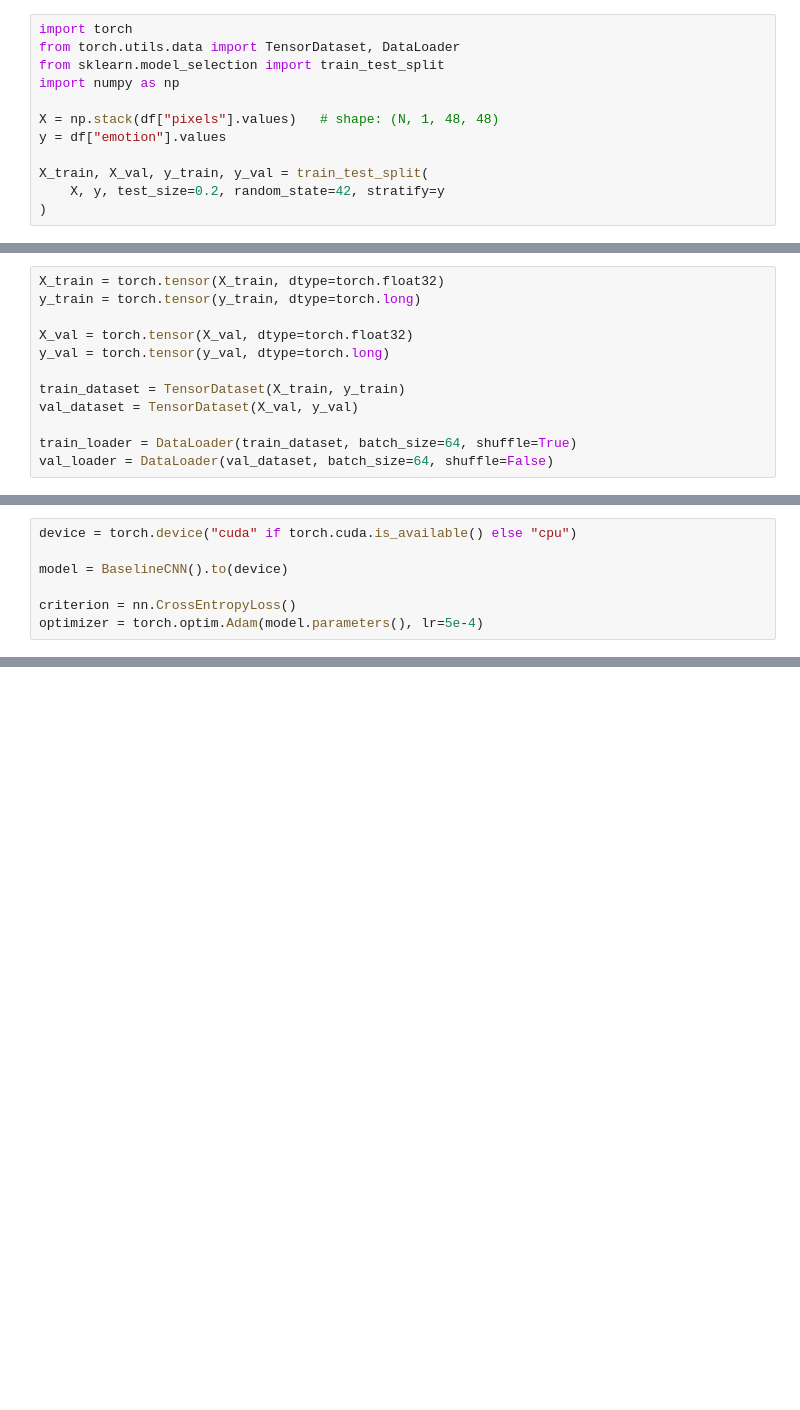
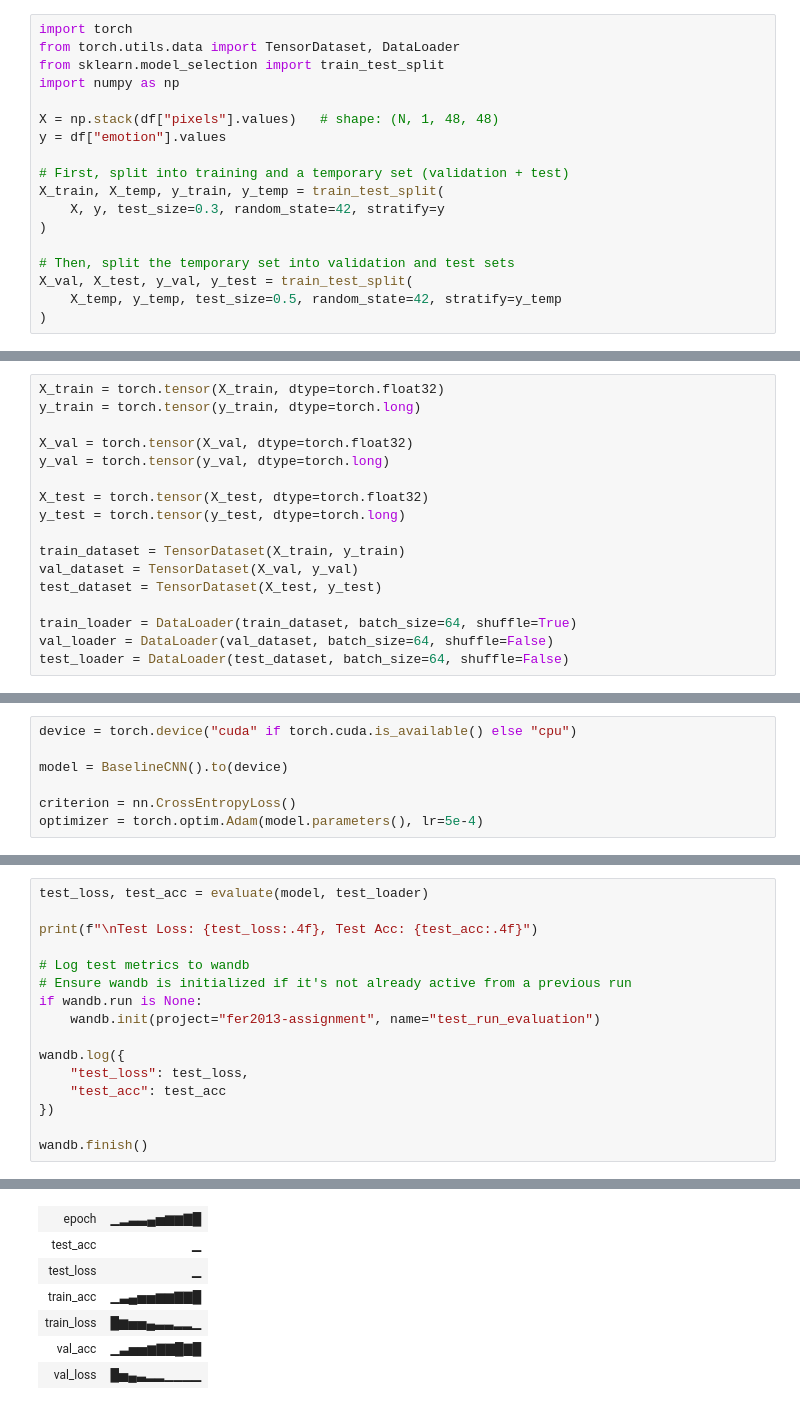
Before and after one commit to marikhakhishvili/Facial-Expression-Recognition-Challenge, a Jupyter notebook: model1.ipynb, the cells around one changed output, grey strips where cells are left out. Cells and saved outputs as stored; diff of their text form; blank space fills up the shorter version.

```diff
--- a/model1.ipynb
+++ b/model1.ipynb
@@ -286,9 +276,15 @@ import numpy as np
 X = np.stack(df["pixels"].values)   # shape: (N, 1, 48, 48)
 y = df["emotion"].values
 
-X_train, X_val, y_train, y_val = train_test_split(
-    X, y, test_size=0.2, random_state=42, stratify=y
+# First, split into training and a temporary set (validation + test)
+X_train, X_temp, y_train, y_temp = train_test_split(
+    X, y, test_size=0.3, random_state=42, stratify=y
 )
+
+# Then, split the temporary set into validation and test sets
+X_val, X_test, y_val, y_test = train_test_split(
+    X_temp, y_temp, test_size=0.5, random_state=42, stratify=y_temp
+)
 # %%
 print("\nEmotion distribution in New Training Set:")
 print(pd.Series(y_train).value_counts(normalize=True))
@@ -322,11 +322,16 @@ y_train = torch.tensor(y_train, dtype=torch.long)
 X_val = torch.tensor(X_val, dtype=torch.float32)
 y_val = torch.tensor(y_val, dtype=torch.long)
 
+X_test = torch.tensor(X_test, dtype=torch.float32)
+y_test = torch.tensor(y_test, dtype=torch.long)
+
 train_dataset = TensorDataset(X_train, y_train)
 val_dataset = TensorDataset(X_val, y_val)
+test_dataset = TensorDataset(X_test, y_test)
 
 train_loader = DataLoader(train_dataset, batch_size=64, shuffle=True)
 val_loader = DataLoader(val_dataset, batch_size=64, shuffle=False)
+test_loader = DataLoader(test_dataset, batch_size=64, shuffle=False)
 # %%
 import torch.nn as nn
 
@@ -590,0 +556,17 @@ Find logs at: ./wandb/run-20260615_194039-tm46f518/logs
+# %%
+test_loss, test_acc = evaluate(model, test_loader)
+
+print(f"\nTest Loss: {test_loss:.4f}, Test Acc: {test_acc:.4f}")
+
+# Log test metrics to wandb
+# Ensure wandb is initialized if it's not already active from a previous run
+if wandb.run is None:
+    wandb.init(project="fer2013-assignment", name="test_run_evaluation")
+
+wandb.log({
+    "test_loss": test_loss,
+    "test_acc": test_acc
+})
+
+wandb.finish()
+# %% [output]
@@ -590,0 +576,7 @@ Find logs at: ./wandb/run-20260615_194039-tm46f518/logs
+| epoch | ▁▂▃▃▄▅▆▆▇█ |
+| test_acc | ▁ |
+| test_loss | ▁ |
+| train_acc | ▁▃▄▅▅▆▆▇▇█ |
+| train_loss | █▆▅▅▄▃▃▂▂▁ |
+| val_acc | ▁▃▅▅▆▇▇█▇█ |
+| val_loss | █▅▄▃▂▂▁▁▁▁ |
```
Also changed, not shown: parts of 15 cells of this notebook.
